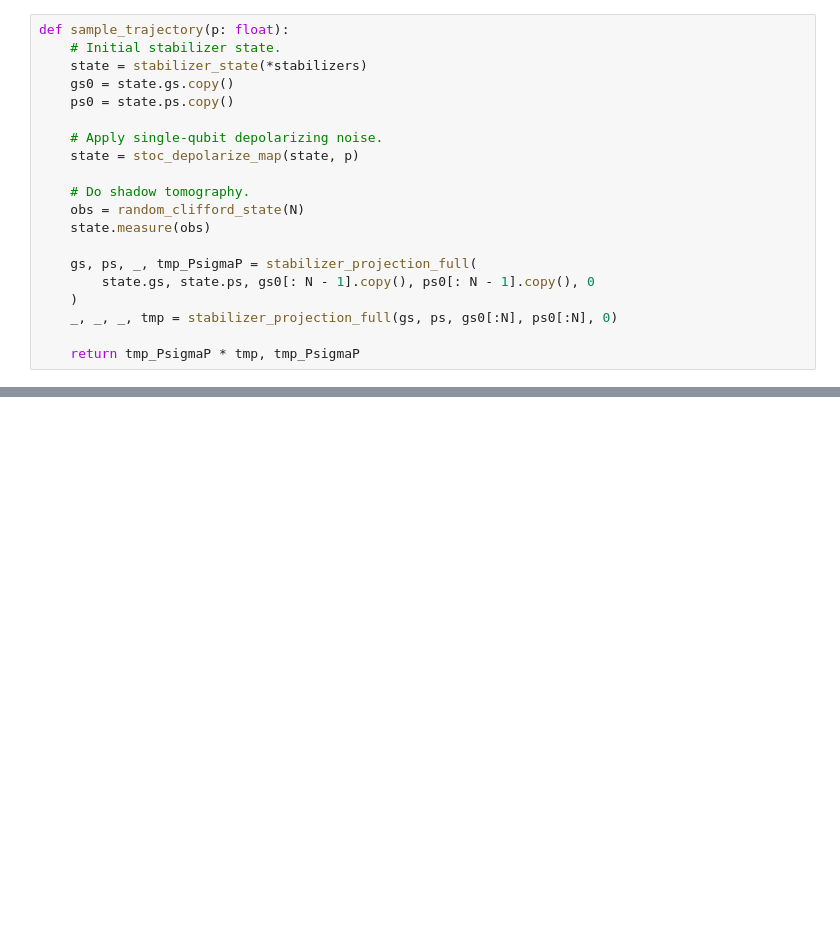
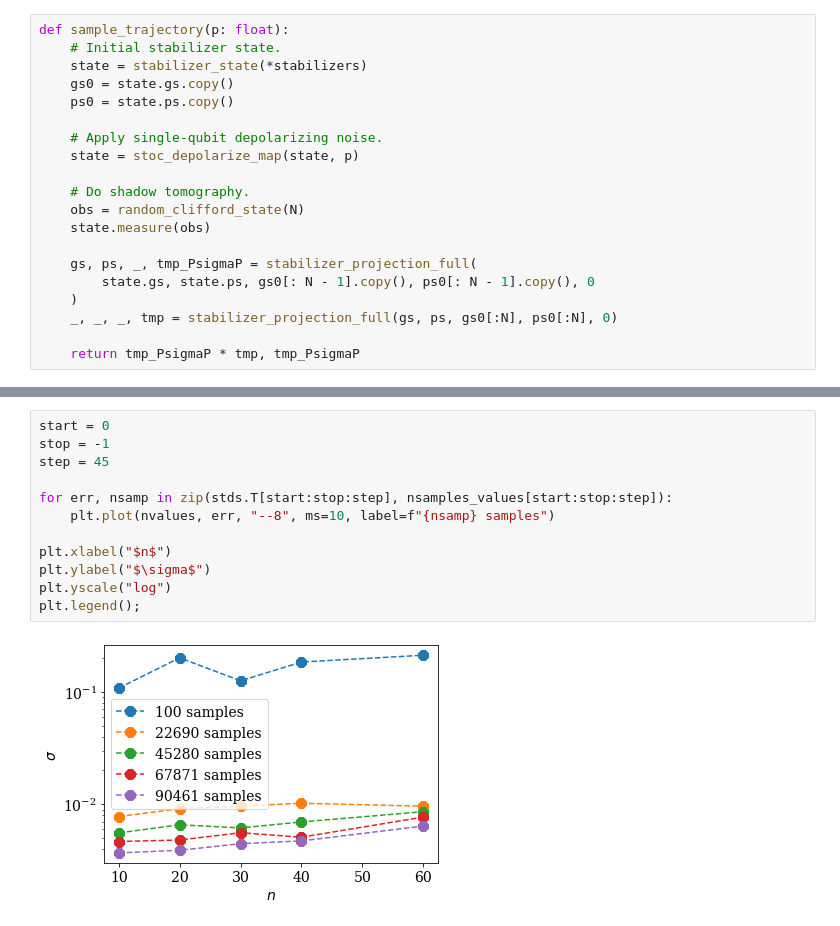
Before and after one commit to hongyehu/Sim-Clifford, a Jupyter notebook: lst_convergence.ipynb, the cells around one changed output, grey strips where cells are left out. Saved outputs shown, nothing was run; the diff lists cells and outputs as text; blank space fills up the shorter version.

```diff
--- a/lst_convergence.ipynb
+++ b/lst_convergence.ipynb
@@ -174,0 +223,14 @@ plt.legend();
+# %%
+start = 0
+stop = -1
+step = 45
+
+for err, nsamp in zip(stds.T[start:stop:step], nsamples_values[start:stop:step]):
+    plt.plot(nvalues, err, "--8", ms=10, label=f"{nsamp} samples")
+
+plt.xlabel("$n$")
+plt.ylabel("$\sigma$")
+plt.yscale("log")
+plt.legend();
+# %% [output]
+[figure, added]
```
Also changed, not shown: parts of 8 cells of this notebook.
